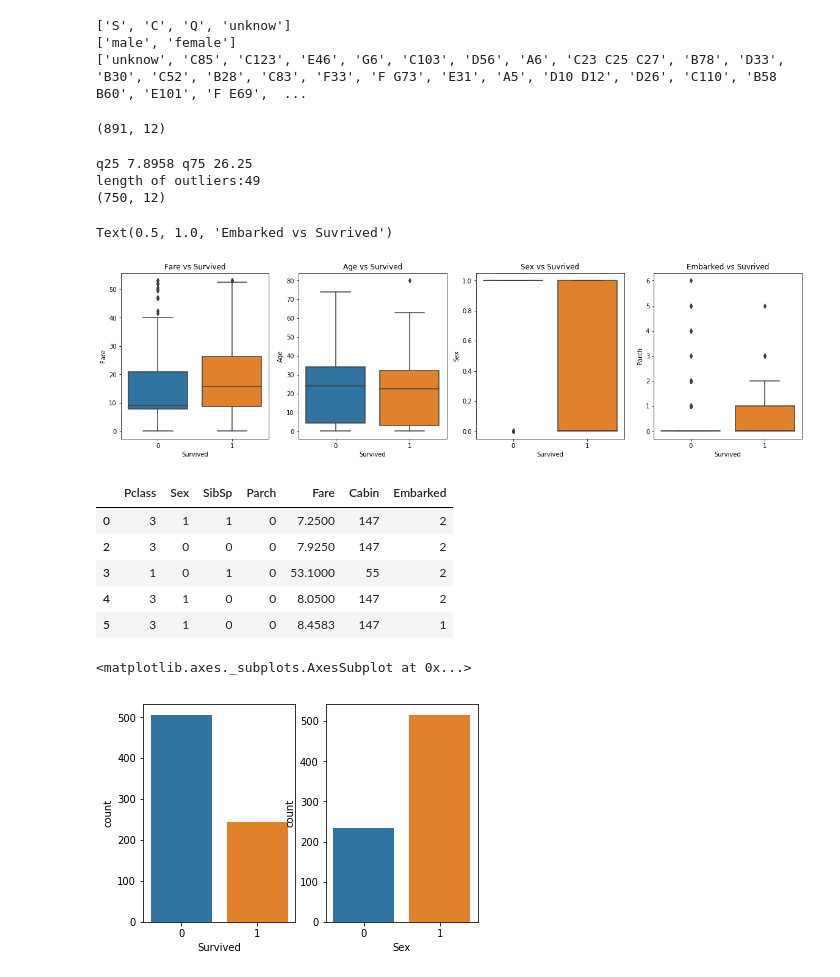
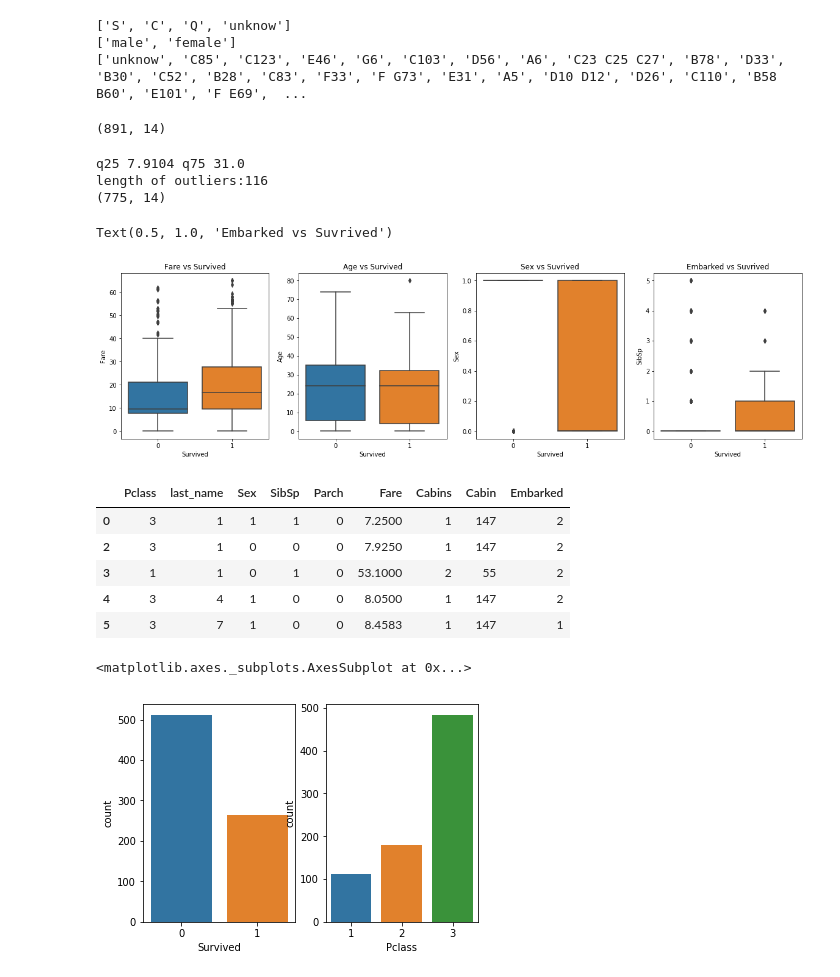
Before and after one commit to xfunture/Algorithm, a Jupyter notebook: data_analysis/titanic/titanic.ipynb, the cells around one changed output. Saved outputs shown, nothing was run; the diff lists cells and outputs as text; code cells hidden in the pictures.

```diff
--- a/data_analysis/titanic/titanic.ipynb
+++ b/data_analysis/titanic/titanic.ipynb
@@ -47,5 +87,8 @@ test_path = 'test.csv'
 df = pd.read_csv(train_path,sep=',')
 df['Age'].fillna(0,inplace=True)
 df['Fare'].fillna(0,inplace=True)
+df['Name'].fillna('unknow',inplace=True)
+df['Cabin'].fillna('unknow',inplace=True)
+print(df.shape)
 df.head()
 # %% [output]
@@ -55,3 +99,25 @@ df.head()
 | 2 | 3 | 1 | 3 | Heikkinen, Miss. Laina | female | 26.0 | 0 | 0 | STON/O2. 3101282 | 7.9250 | ... |
 | 3 | 4 | 1 | 1 | Futrelle, Mrs. Jacques Heath (Lil... | female | 35.0 | 1 | 0 | 113803 | 53.1000 | ... |
 | 4 | 5 | 0 | 3 | Allen, Mr. William Henry | male | 35.0 | 0 | 0 | 373450 | 8.0500 | ... |
+# %%
+#按照客舱的分类字母编号分类
+# print(Counter(df['Cabin']))
+d = Counter(df['Cabin'])
+d_by_c = {}
+cs = []
+for key,value in d.items():
+    c = re.search('[a-zA-Z]',key).group()
+    cs.append(c)
+cs = Counter(cs)
+print(cs)
+i = 1
+for c,num in cs.items():
+    cs[c] = i
+    i+=1
+print(cs)
+cabins = []
+for value in df['Cabin']:
+    c = re.search('[a-zA-Z]',value).group()
+    cabins.append(cs[c])
+df.insert(10,'Cabins',cabins)
+df.head()
@@ -57,0 +133,10 @@ df.head()
+# %%
+#统计每个姓出现的次数
+last_names = [name.split(',')[1] for name in df['Name']]
+last_name_d =  Counter(last_names)
+last_name_sta = []
+for last_name in last_names:
+    num = last_name_d[last_name]
+    last_name_sta.append(num)
+df.insert(3,'last_name',last_name_sta)
+df.head()
@@ -102,7 +194,7 @@ df[column] = datas
 df.head()
 print(df.shape)
 # %% [output]
-(891, 12)
+(891, 14)
 # %%
 fare_data = df['Fare']
 q25,q75 = np.percentile(fare_data,25),np.percentile(fare_data,75)
@@ -116,9 +208,9 @@ drop_index = df[(df['Fare'] > fare_upper) | (df['Fare'] < fare_down)].index
 df.drop(drop_index,inplace=True)
 print(df.shape)
 # %% [output]
-q25 7.8958 q75 26.25
-length of outliers:49
-(750, 12)
+q25 7.9104 q75 31.0
+length of outliers:116
+(775, 14)
 # %%
 fig,axes = plt.subplots(ncols=4,figsize=(20,5))
 sns.boxplot(x='Survived',y='Fare',data=df,ax=axes[0])
@@ -130,29 +222,29 @@ axes[1].set_title('Age vs Survived')
 sns.boxplot(x='Survived',y='Sex',data=df,ax=axes[2])
 axes[2].set_title('Sex vs Suvrived')
 
-sns.boxplot(x='Survived',y='Parch',data=df,ax=axes[3])
+sns.boxplot(x='Survived',y='SibSp',data=df,ax=axes[3])
 axes[3].set_title('Embarked vs Suvrived')
 # %% [output]
 Text(0.5, 1.0, 'Embarked vs Suvrived')
-[figure, old version]
+[figure, new version]
 # %%
 # X,y = df.loc[:,['PassengerId','Pclass','Sex','Age','SibSp','Parch','Fare','Cabin','Embarked']],df['Survived']
-need_columns = ['Pclass','Sex','SibSp','Parch','Fare','Cabin','Embarked']
+need_columns = ['Pclass','last_name','Sex','SibSp','Parch','Fare','Cabins','Cabin','Embarked']
 X,y = df.loc[:,need_columns],df['Survived']
 X.head()
 # %% [output]
-|  | Pclass | Sex | SibSp | Parch | Fare | Cabin | Embarked |
-| 0 | 3 | 1 | 1 | 0 | 7.2500 | 147 | 2 |
-| 2 | 3 | 0 | 0 | 0 | 7.9250 | 147 | 2 |
-| 3 | 1 | 0 | 1 | 0 | 53.1000 | 55 | 2 |
-| 4 | 3 | 1 | 0 | 0 | 8.0500 | 147 | 2 |
-| 5 | 3 | 1 | 0 | 0 | 8.4583 | 147 | 1 |
+|  | Pclass | last_name | Sex | SibSp | Parch | Fare | Cabins | Cabin | Embarked |
+| 0 | 3 | 1 | 1 | 1 | 0 | 7.2500 | 1 | 147 | 2 |
+| 2 | 3 | 1 | 0 | 0 | 0 | 7.9250 | 1 | 147 | 2 |
+| 3 | 1 | 1 | 0 | 1 | 0 | 53.1000 | 2 | 55 | 2 |
+| 4 | 3 | 4 | 1 | 0 | 0 | 8.0500 | 1 | 147 | 2 |
+| 5 | 3 | 7 | 1 | 0 | 0 | 8.4583 | 1 | 147 | 1 |
 # %%
 fig = plt.figure()
 fig.add_subplot(121)
 sns.countplot(y)
 fig.add_subplot(122)
-sns.countplot(df['Sex'])
+sns.countplot(df['Pclass'])
 # %% [output]
 <matplotlib.axes._subplots.AxesSubplot at 0x...>
-[figure, old version]
+[figure, new version]
```
Also changed, not shown: parts of 15 cells of this notebook, 2 other files.
